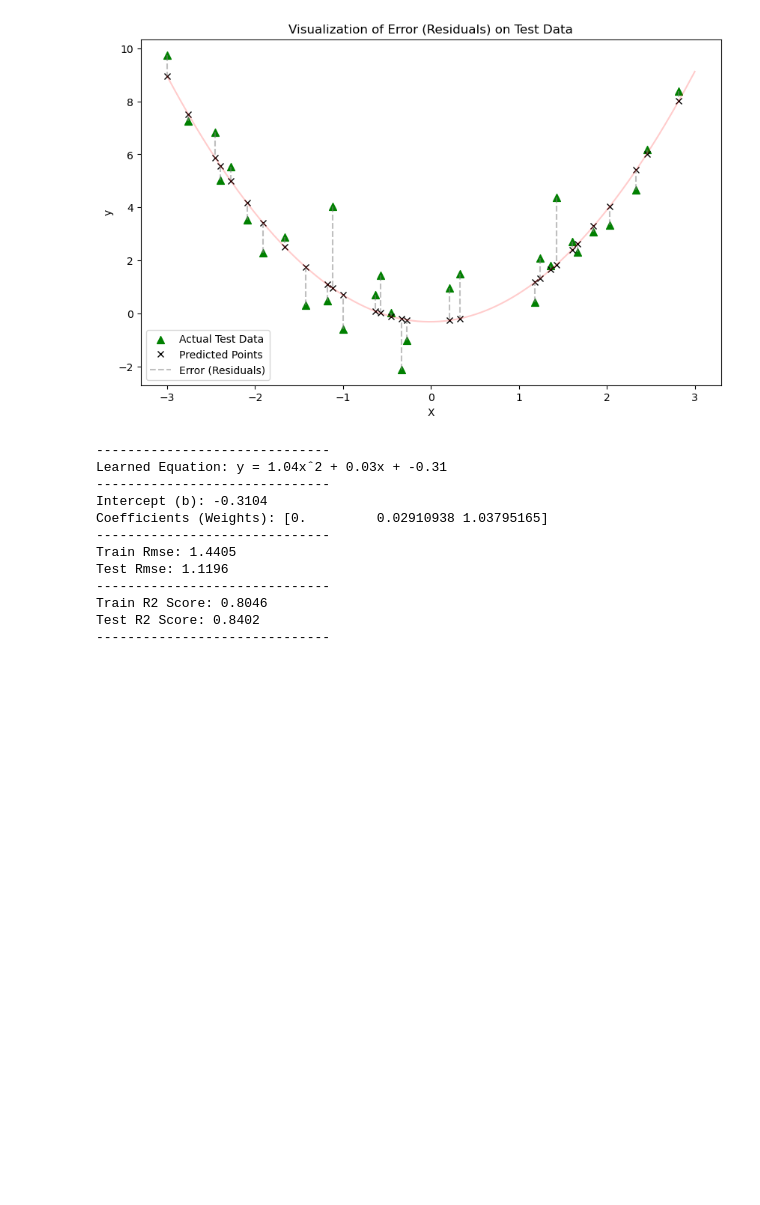
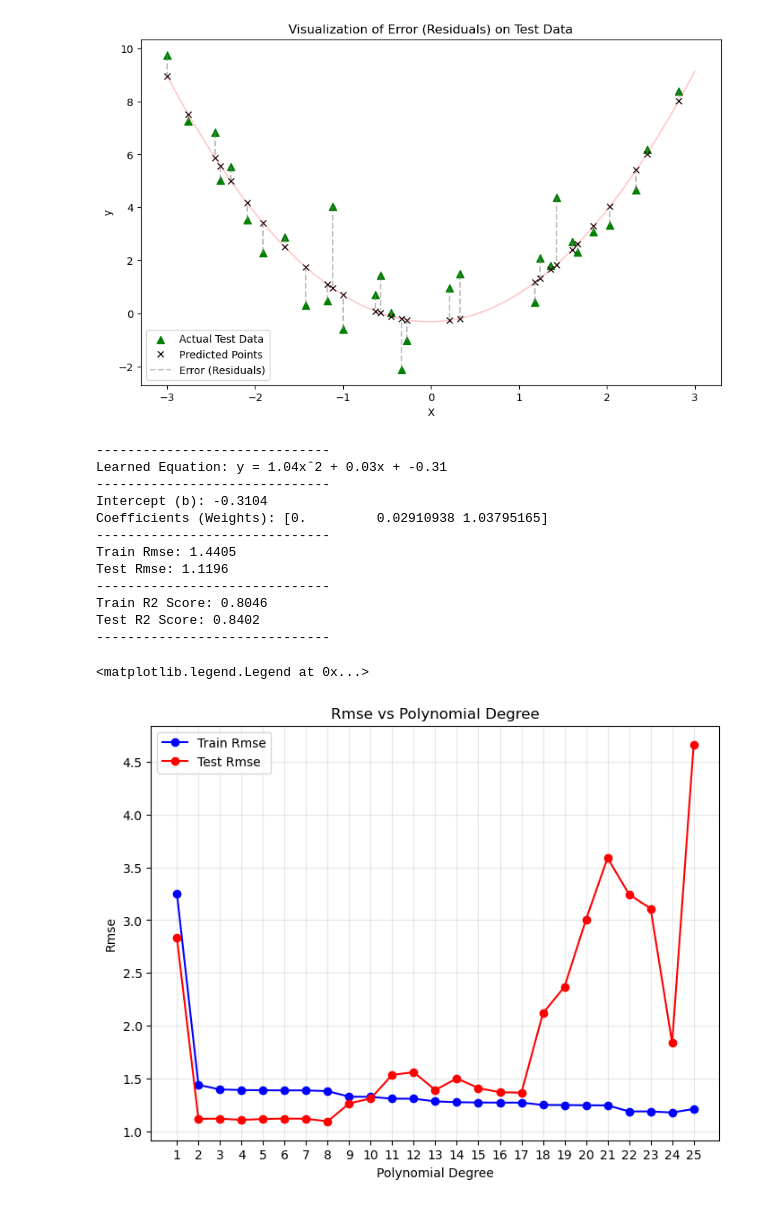
Before and after one commit to shahramsamar/ML-AI, a Jupyter notebook: ML/RegressionPolynomial-4/RegressionPolynomial.ipynb, the cells around one changed output. Saved outputs shown, nothing was run; the diff lists cells and outputs as text; code cells hidden in the pictures; blank space fills up the shorter version.

Commit message:
Rmse vs Polynomial Degree

```diff
--- a/ML/RegressionPolynomial-4/RegressionPolynomial.ipynb
+++ b/ML/RegressionPolynomial-4/RegressionPolynomial.ipynb
@@ -260,36 +260,53 @@ Test R2 Score: 0.8402
 # Data Generation
 np.random.seed(42)
 X = np.linspace(-3, 3, 100).reshape(-1, 1)
-y = X**2 +np.random.normal(0, 1.5, 100).reshape(-1, 1)
+y = X**2 + np.random.normal(0, 1.5, 100).reshape(-1, 1)
 
-# Spliting Data
-X_train, X_test, y_train, y_test = train_test_split(X, y, testsize=0.3, random_state=42)
+# Splitting Data
+X_train, X_test, y_train, y_test = train_test_split(X, y, test_size=0.3, random_state=42)
 
 # List to store metrics
 degrees = range(1, 26)
 train_rmse_list = []
 test_rmse_list = []
 train_r2_list = []
 test_r2_list = []
 
 for degree in degrees:
     # Feature Transformation
-    ploy_features = PolynomialFeatures(degree=degree)
+    poly_features = PolynomialFeatures(degree=degree)
     X_train_poly = poly_features.fit_transform(X_train)
     X_test_poly = poly_features.transform(X_test)
 
     # Model Training
     model = LinearRegression()
     model.fit(X_train_poly, y_train)
 
     # Prediction
     y_train_pred = model.predict(X_train_poly)
     y_test_pred = model.predict(X_test_poly)
 
     # Calculate Rmse
     train_rmse_list.append(np.sqrt(mean_squared_error(y_train, y_train_pred)))
-    test_rmse_pred.append(np.sqrt(mean_squared_error(y_test, y_test_pred)))
+    test_rmse_list.append(np.sqrt(mean_squared_error(y_test, y_test_pred)))
 
     # Calculate R2
     train_r2_list.append(r2_score(y_train, y_train_pred))
-    test_r2_list.append(r2_score(y_te
+    test_r2_list.append(r2_score(y_test, y_test_pred))
+
+# Plotting
+plt.figure(figsize=(18, 6))
+
+# Plot 1:Rmse
+plt.subplot(1, 2, 1)
+plt.plot(degrees, train_rmse_list, label='Train Rmse', marker='o', color='blue')
+plt.plot(degrees, test_rmse_list, label='Test Rmse', marker='o', color='red')
+plt.xlabel('Polynomial Degree')
+plt.ylabel('Rmse')
+plt.title('Rmse vs Polynomial Degree')
+plt.xticks(degrees)
+plt.grid(True, alpha=0.3)
+plt.legend()
+# %% [output]
+<matplotlib.legend.Legend at 0x...>
+[figure, added]
```
